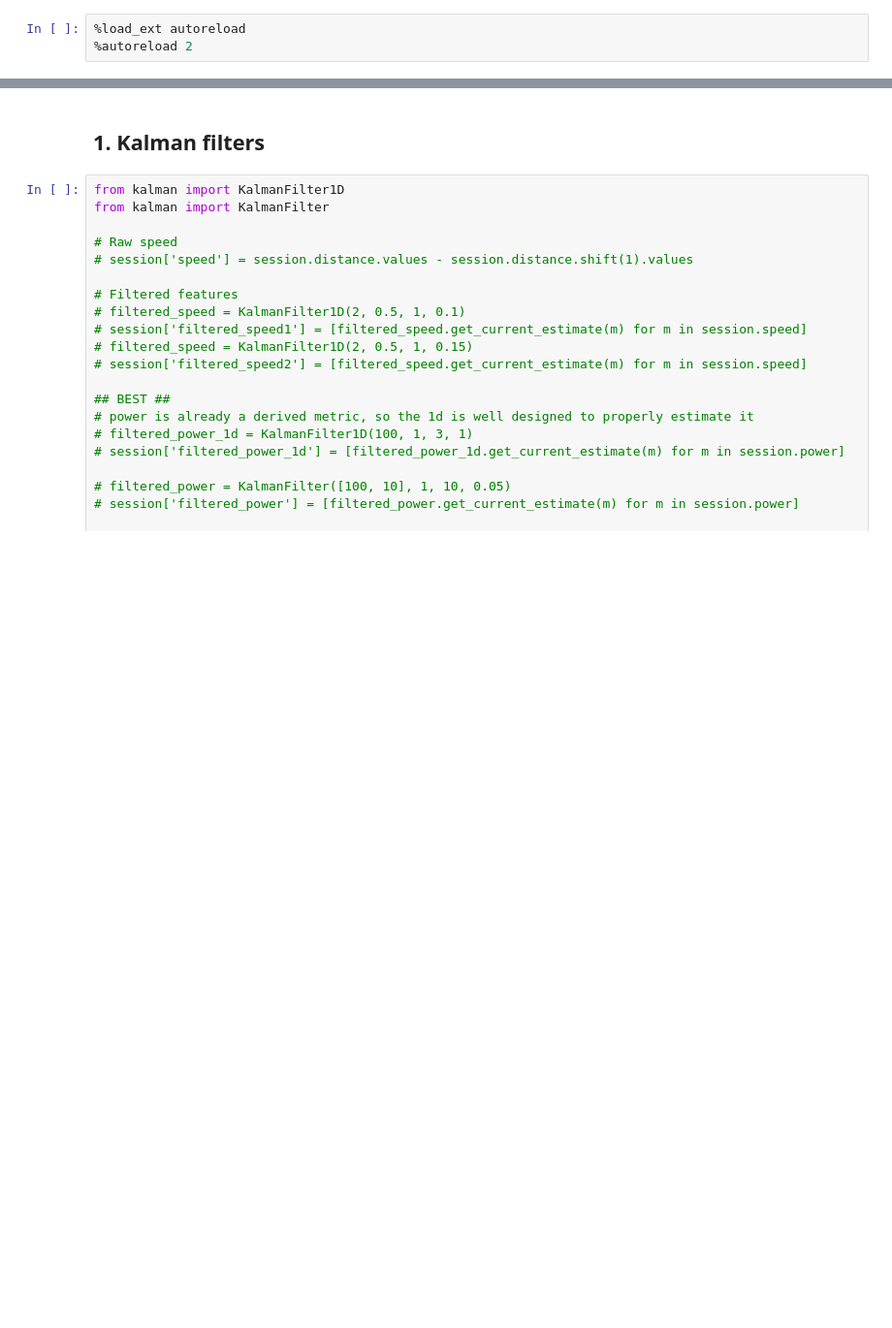
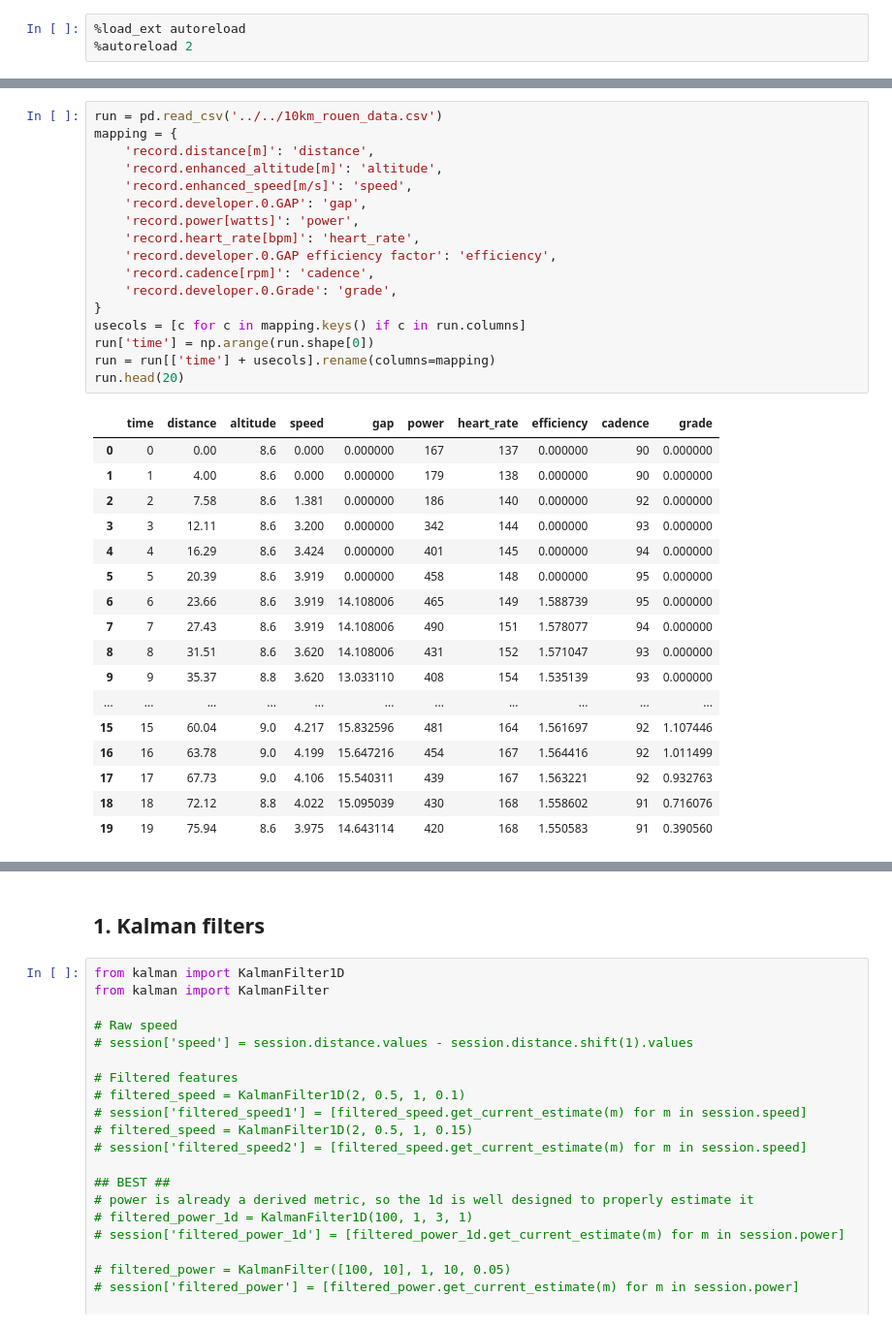
Before and after one commit to HugoooPerrin/intensity-factor, a Jupyter notebook: research/explore.ipynb, the cells around one changed output, grey strips where cells are left out. Shown: that part at 97% size. Drawn from its saved outputs; the diff is of its cells as text; blank space fills up the shorter version.

```diff
--- a/research/explore.ipynb
+++ b/research/explore.ipynb
@@ -68,0 +70,35 @@ session.head(20)
+# %%
+run = pd.read_csv('../../10km_rouen_data.csv')
+mapping = {
+    'record.distance[m]': 'distance',
+    'record.enhanced_altitude[m]': 'altitude',
+    'record.enhanced_speed[m/s]': 'speed',
+    'record.developer.0.GAP': 'gap',
+    'record.power[watts]': 'power',
+    'record.heart_rate[bpm]': 'heart_rate',
+    'record.developer.0.GAP efficiency factor': 'efficiency',
+    'record.cadence[rpm]': 'cadence',
+    'record.developer.0.Grade': 'grade',
+}
+usecols = [c for c in mapping.keys() if c in run.columns]
+run['time'] = np.arange(run.shape[0])
+run = run[['time'] + usecols].rename(columns=mapping)
+run.head(20)
+# %% [output]
+|  | time | distance | altitude | speed | gap | power | heart_rate | efficiency | cadence | grade |
+| 0 | 0 | 0.00 | 8.6 | 0.000 | 0.000000 | 167 | 137 | 0.000000 | 90 | 0.000000 |
+| 1 | 1 | 4.00 | 8.6 | 0.000 | 0.000000 | 179 | 138 | 0.000000 | 90 | 0.000000 |
+| 2 | 2 | 7.58 | 8.6 | 1.381 | 0.000000 | 186 | 140 | 0.000000 | 92 | 0.000000 |
+| 3 | 3 | 12.11 | 8.6 | 3.200 | 0.000000 | 342 | 144 | 0.000000 | 93 | 0.000000 |
+| 4 | 4 | 16.29 | 8.6 | 3.424 | 0.000000 | 401 | 145 | 0.000000 | 94 | 0.000000 |
+| 5 | 5 | 20.39 | 8.6 | 3.919 | 0.000000 | 458 | 148 | 0.000000 | 95 | 0.000000 |
+| 6 | 6 | 23.66 | 8.6 | 3.919 | 14.108006 | 465 | 149 | 1.588739 | 95 | 0.000000 |
+| 7 | 7 | 27.43 | 8.6 | 3.919 | 14.108006 | 490 | 151 | 1.578077 | 94 | 0.000000 |
+| 8 | 8 | 31.51 | 8.6 | 3.620 | 14.108006 | 431 | 152 | 1.571047 | 93 | 0.000000 |
+| 9 | 9 | 35.37 | 8.8 | 3.620 | 13.033110 | 408 | 154 | 1.535139 | 93 | 0.000000 |
+| ... | ... | ... | ... | ... | ... | ... | ... | ... | ... | ... |
+| 15 | 15 | 60.04 | 9.0 | 4.217 | 15.832596 | 481 | 164 | 1.561697 | 92 | 1.107446 |
+| 16 | 16 | 63.78 | 9.0 | 4.199 | 15.647216 | 454 | 167 | 1.564416 | 92 | 1.011499 |
+| 17 | 17 | 67.73 | 9.0 | 4.106 | 15.540311 | 439 | 167 | 1.563221 | 92 | 0.932763 |
+| 18 | 18 | 72.12 | 8.8 | 4.022 | 15.095039 | 430 | 168 | 1.558602 | 91 | 0.716076 |
+| 19 | 19 | 75.94 | 8.6 | 3.975 | 14.643114 | 420 | 168 | 1.550583 | 91 | 0.390560 |
```
Also changed, not shown: parts of 3 cells of this notebook, 7 other files.
